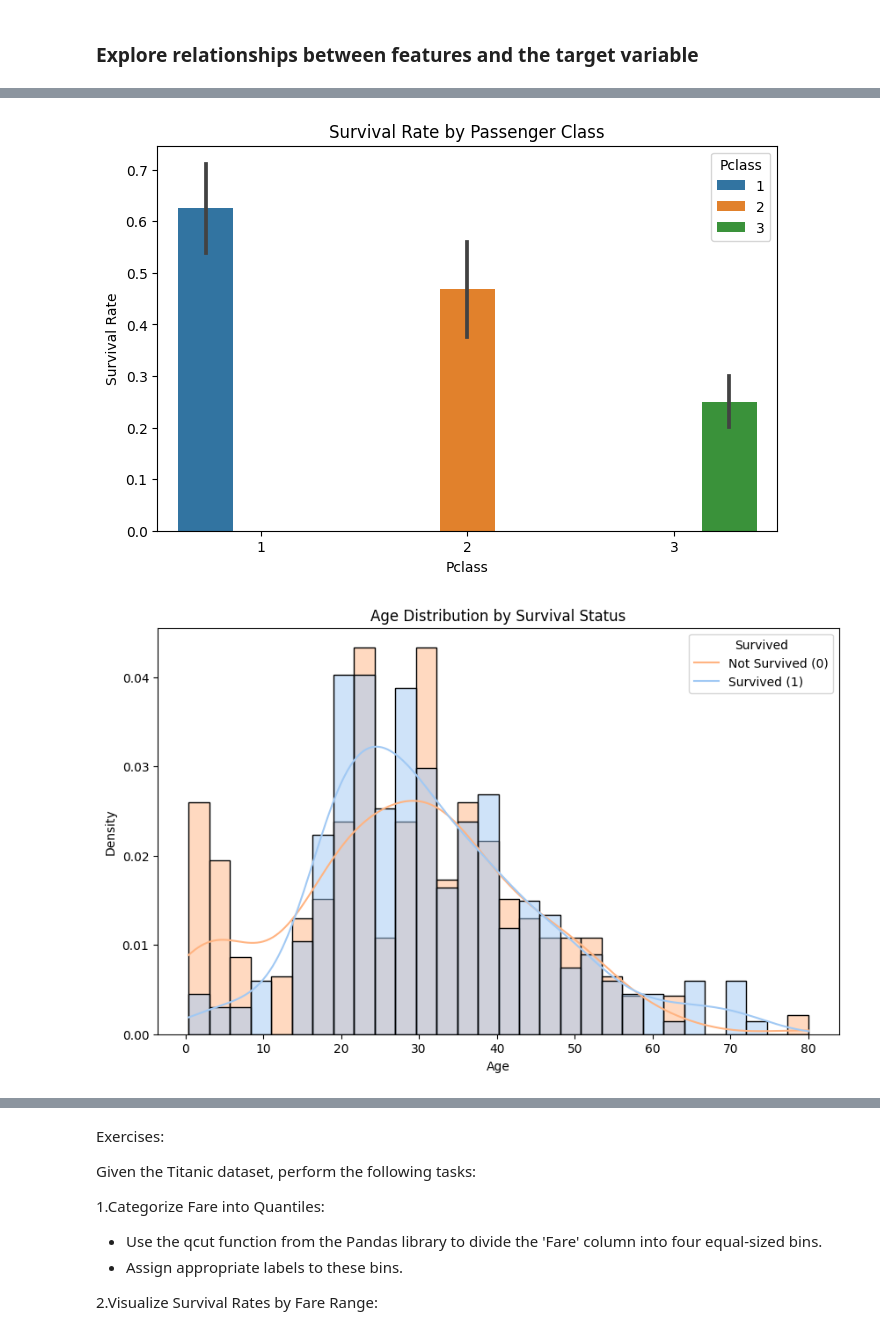
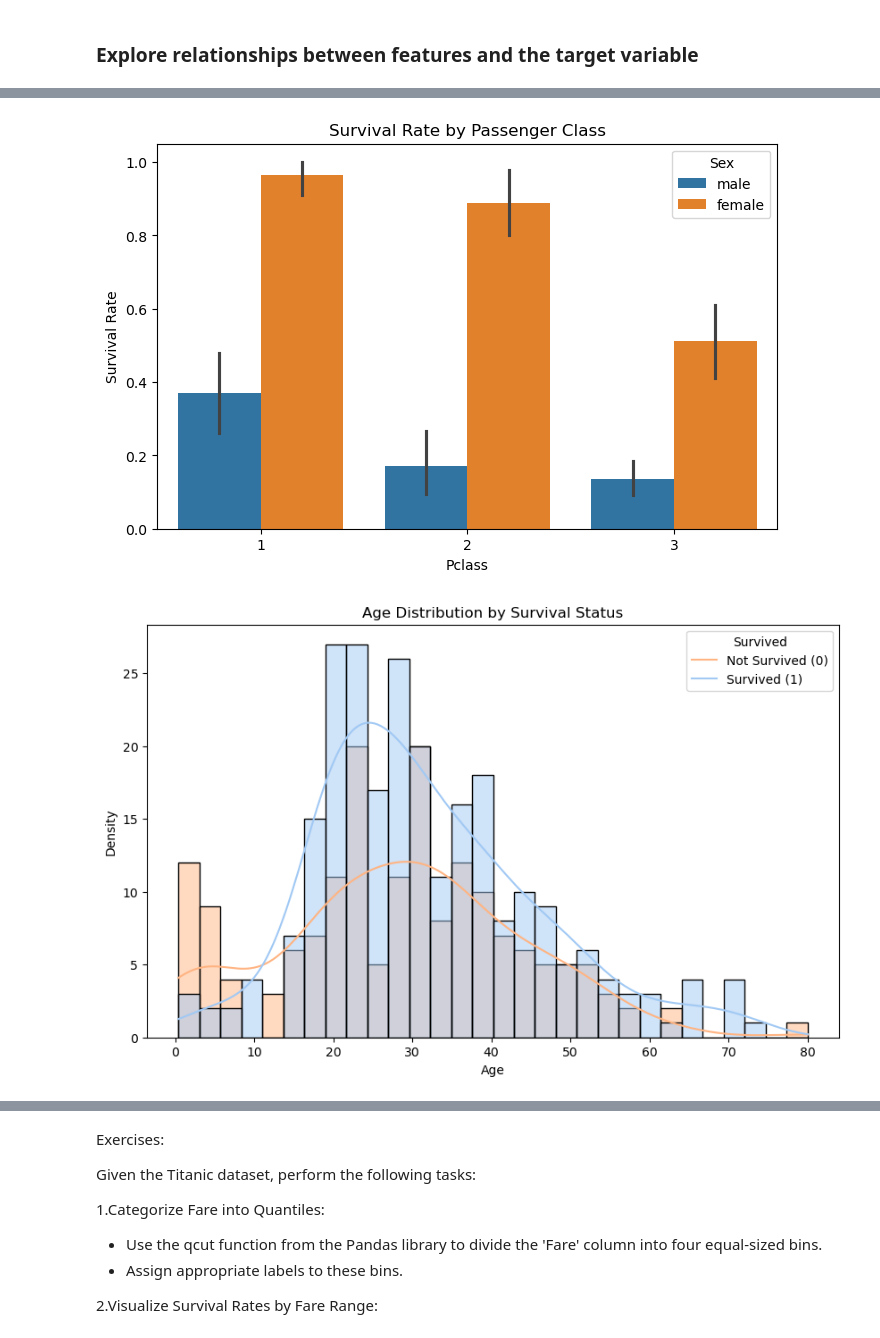
Before and after one commit to shamaseen/machine-learning-with-qafzah, a Jupyter notebook: notebooks/end_to_end_machine_learning_project_workflow.ipynb, the cells around one changed output, grey strips where cells are left out. Cells and saved outputs as stored; diff of their text form; code cells hidden in the pictures.

```diff
--- a/notebooks/end_to_end_machine_learning_project_workflow.ipynb
+++ b/notebooks/end_to_end_machine_learning_project_workflow.ipynb
@@ -331,15 +340,15 @@ plt.show()
 # %%
 plt.figure(figsize=(8, 5))
-sns.barplot(x='Pclass', y=y_train, data=X_train, hue='Pclass')
+sns.barplot(x='Pclass', y=y_train, data=X_train, hue='Sex')
 plt.title('Survival Rate by Passenger Class')
 plt.ylabel('Survival Rate')
 plt.show()
 # %% [output]
-[figure, old version]
+[figure, new version]
 # %%
 plt.figure(figsize=(10, 6))
 sns.histplot(data=X_train, x='Age', hue=y_train, bins=30, kde=True,
-             palette='pastel', stat='density', common_norm=False)
+             palette='pastel', stat='count', common_norm=False)
 
 plt.title('Age Distribution by Survival Status')
 plt.xlabel('Age')
@@ -347,7 +356,7 @@ plt.ylabel('Density')
 plt.legend(title='Survived', labels=['Not Survived (0)', 'Survived (1)'])
 plt.show()
 # %% [output]
-[figure, old version]
+[figure, new version]
 # %%
 # Violinplot Displays distribution of data
 # across all levels of a category.
```
Also changed, not shown: parts of 40 cells of this notebook, 4 other files.
